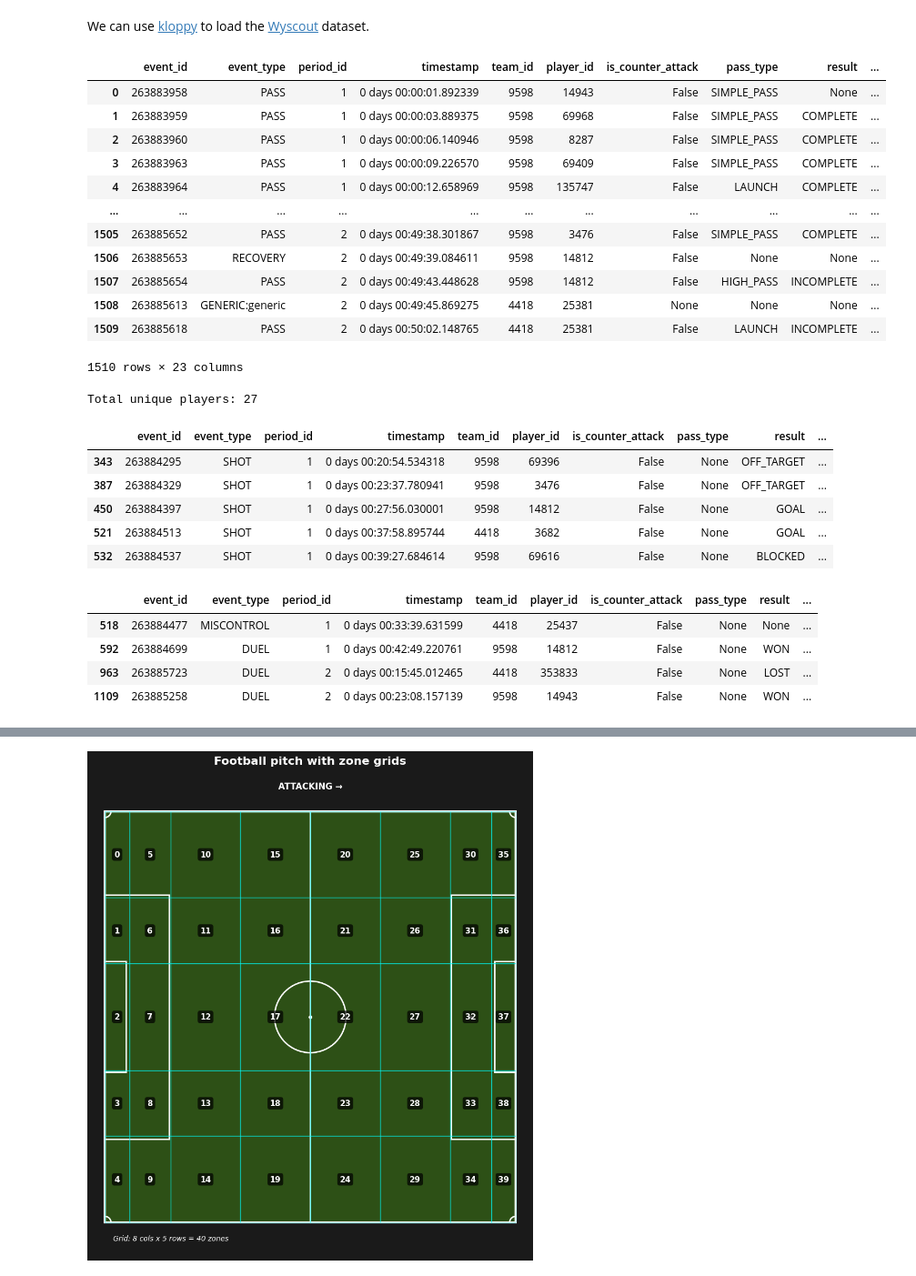
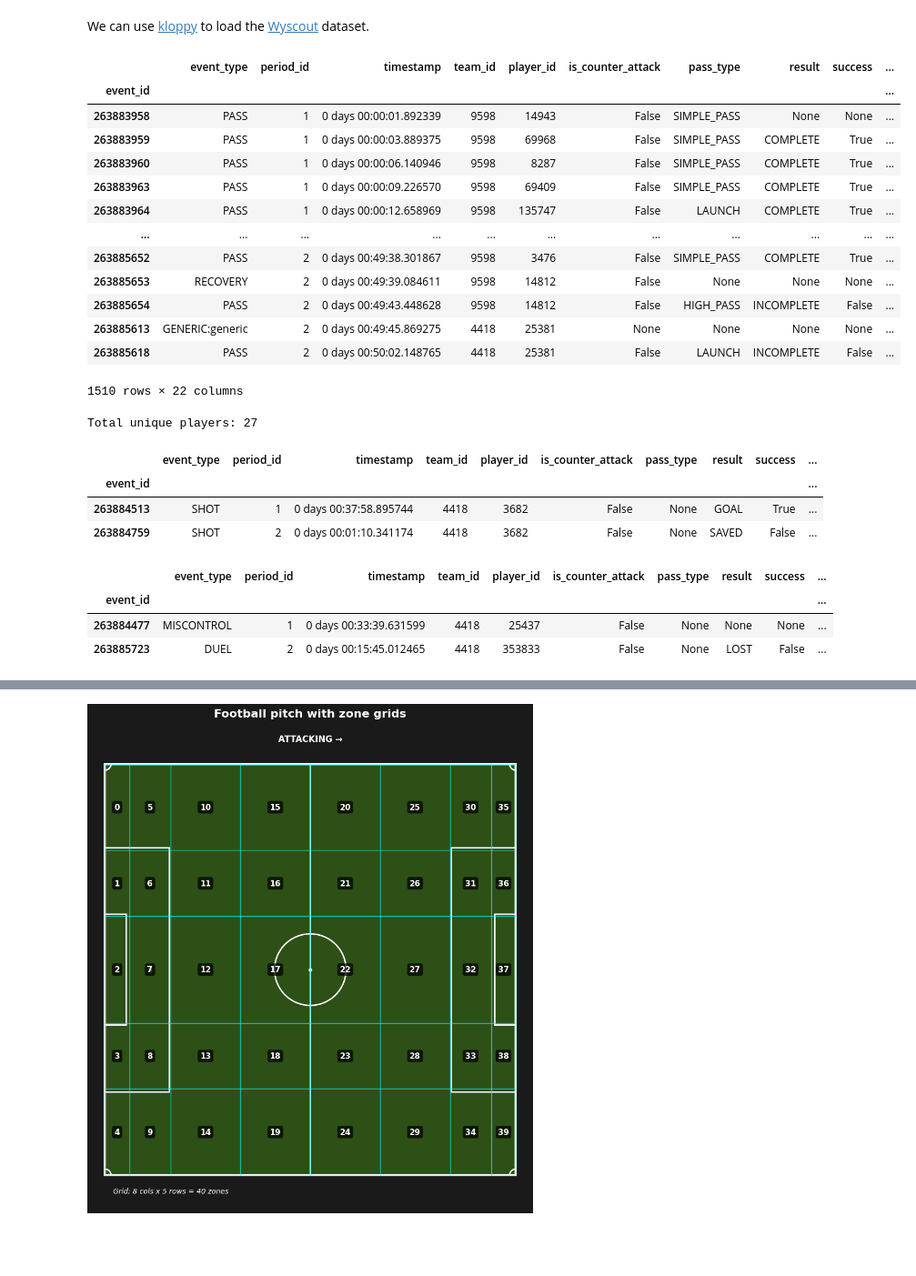
Before and after one commit to vladi2002/Football-Tactical-Clustering, a Jupyter notebook: graph.ipynb, the cells around one changed output, grey strips where cells are left out. Shown: that part at 91% size. Saved outputs shown, nothing was run; the diff lists cells and outputs as text; code cells hidden in the pictures; blank space fills up the shorter version.

```diff
--- a/graph.ipynb
+++ b/graph.ipynb
@@ -219,26 +215,33 @@ def zone_transformer(df):
 # %% [markdown]
 We can use [kloppy](https://kloppy.pysport.org/) to load the [Wyscout](https://kloppy.pysport.org/user-guide/loading-data/wyscout/) dataset.
 # %%
-data = wyscout.load_open_data(
-    match_id=2058017
-)  # France vs Croatia World Cup Final 2018
-df = data.to_df(*cols)
-df = zone_transformer(df)
+match_id = 2058017  # France vs Croatia World Cup Final 2018
+home_team_id = "4418"  # France
+away_team_id = "9598"  # Croatia
+
+data = wyscout.load_open_data(match_id)
+data = data.transform(
+    Orientation.ACTION_EXECUTING_TEAM
+)  # the team that executes the action plays from left to right. Used in event stream data only.
+df = data.to_df(*zt.cols)
+df.set_index("event_id", inplace=True)
+df = zt.transform(df)
 df
 # %% [output]
-|  | event_id | event_type | period_id | timestamp | team_id | player_id | is_counter_attack | pass_type | result | ... |
-| 0 | 263883958 | PASS | 1 | 0 days 00:00:01.892339 | 9598 | 14943 | False | SIMPLE_PASS | None | ... |
-| 1 | 263883959 | PASS | 1 | 0 days 00:00:03.889375 | 9598 | 69968 | False | SIMPLE_PASS | COMPLETE | ... |
-| 2 | 263883960 | PASS | 1 | 0 days 00:00:06.140946 | 9598 | 8287 | False | SIMPLE_PASS | COMPLETE | ... |
-| 3 | 263883963 | PASS | 1 | 0 days 00:00:09.226570 | 9598 | 69409 | False | SIMPLE_PASS | COMPLETE | ... |
-| 4 | 263883964 | PASS | 1 | 0 days 00:00:12.658969 | 9598 | 135747 | False | LAUNCH | COMPLETE | ... |
+|  | event_type | period_id | timestamp | team_id | player_id | is_counter_attack | pass_type | result | success | ... |
+| event_id |  |  |  |  |  |  |  |  |  | ... |
+| 263883958 | PASS | 1 | 0 days 00:00:01.892339 | 9598 | 14943 | False | SIMPLE_PASS | None | None | ... |
+| 263883959 | PASS | 1 | 0 days 00:00:03.889375 | 9598 | 69968 | False | SIMPLE_PASS | COMPLETE | True | ... |
+| 263883960 | PASS | 1 | 0 days 00:00:06.140946 | 9598 | 8287 | False | SIMPLE_PASS | COMPLETE | True | ... |
+| 263883963 | PASS | 1 | 0 days 00:00:09.226570 | 9598 | 69409 | False | SIMPLE_PASS | COMPLETE | True | ... |
+| 263883964 | PASS | 1 | 0 days 00:00:12.658969 | 9598 | 135747 | False | LAUNCH | COMPLETE | True | ... |
 | ... | ... | ... | ... | ... | ... | ... | ... | ... | ... | ... |
-| 1505 | 263885652 | PASS | 2 | 0 days 00:49:38.301867 | 9598 | 3476 | False | SIMPLE_PASS | COMPLETE | ... |
-| 1506 | 263885653 | RECOVERY | 2 | 0 days 00:49:39.084611 | 9598 | 14812 | False | None | None | ... |
-| 1507 | 263885654 | PASS | 2 | 0 days 00:49:43.448628 | 9598 | 14812 | False | HIGH_PASS | INCOMPLETE | ... |
-| 1508 | 263885613 | GENERIC:generic | 2 | 0 days 00:49:45.869275 | 4418 | 25381 | None | None | None | ... |
-| 1509 | 263885618 | PASS | 2 | 0 days 00:50:02.148765 | 4418 | 25381 | False | LAUNCH | INCOMPLETE | ... |
+| 263885652 | PASS | 2 | 0 days 00:49:38.301867 | 9598 | 3476 | False | SIMPLE_PASS | COMPLETE | True | ... |
+| 263885653 | RECOVERY | 2 | 0 days 00:49:39.084611 | 9598 | 14812 | False | None | None | None | ... |
+| 263885654 | PASS | 2 | 0 days 00:49:43.448628 | 9598 | 14812 | False | HIGH_PASS | INCOMPLETE | False | ... |
+| 263885613 | GENERIC:generic | 2 | 0 days 00:49:45.869275 | 4418 | 25381 | None | None | None | None | ... |
+| 263885618 | PASS | 2 | 0 days 00:50:02.148765 | 4418 | 25381 | False | LAUNCH | INCOMPLETE | False | ... |
-1510 rows × 23 columns
+1510 rows × 22 columns
 # %%
 unique_players = df["player_id"].nunique()
 print(f"Total unique players: {unique_players}")
@@ -247,20 +253,17 @@ Total unique players: 27
 # %%
-df[df["event_type"] == "SHOT"].head()
+df_home[df_home["event_type"] == "SHOT"].head(2)
 # %% [output]
-|  | event_id | event_type | period_id | timestamp | team_id | player_id | is_counter_attack | pass_type | result | ... |
-| 343 | 263884295 | SHOT | 1 | 0 days 00:20:54.534318 | 9598 | 69396 | False | None | OFF_TARGET | ... |
-| 387 | 263884329 | SHOT | 1 | 0 days 00:23:37.780941 | 9598 | 3476 | False | None | OFF_TARGET | ... |
-| 450 | 263884397 | SHOT | 1 | 0 days 00:27:56.030001 | 9598 | 14812 | False | None | GOAL | ... |
-| 521 | 263884513 | SHOT | 1 | 0 days 00:37:58.895744 | 4418 | 3682 | False | None | GOAL | ... |
-| 532 | 263884537 | SHOT | 1 | 0 days 00:39:27.684614 | 9598 | 69616 | False | None | BLOCKED | ... |
+|  | event_type | period_id | timestamp | team_id | player_id | is_counter_attack | pass_type | result | success | ... |
+| event_id |  |  |  |  |  |  |  |  |  | ... |
+| 263884513 | SHOT | 1 | 0 days 00:37:58.895744 | 4418 | 3682 | False | None | GOAL | True | ... |
+| 263884759 | SHOT | 2 | 0 days 00:01:10.341174 | 4418 | 3682 | False | None | SAVED | False | ... |
 # %%
-# all events from attacking penalty area center (zone 37)
-attacking_penalty_center_events = df[df["start_zone_id"] == 37]
-attacking_penalty_center_events
+df_home[df_home["start_zone_id"] == 37].head(
+    2
+)  # first two events from attacking penalty area center (zone 37)
 # %% [output]
-|  | event_id | event_type | period_id | timestamp | team_id | player_id | is_counter_attack | pass_type | result | ... |
-| 518 | 263884477 | MISCONTROL | 1 | 0 days 00:33:39.631599 | 4418 | 25437 | False | None | None | ... |
-| 592 | 263884699 | DUEL | 1 | 0 days 00:42:49.220761 | 9598 | 14812 | False | None | WON | ... |
-| 963 | 263885723 | DUEL | 2 | 0 days 00:15:45.012465 | 4418 | 353833 | False | None | LOST | ... |
-| 1109 | 263885258 | DUEL | 2 | 0 days 00:23:08.157139 | 9598 | 14943 | False | None | WON | ... |
+|  | event_type | period_id | timestamp | team_id | player_id | is_counter_attack | pass_type | result | success | ... |
+| event_id |  |  |  |  |  |  |  |  |  | ... |
+| 263884477 | MISCONTROL | 1 | 0 days 00:33:39.631599 | 4418 | 25437 | False | None | None | None | ... |
+| 263885723 | DUEL | 2 | 0 days 00:15:45.012465 | 4418 | 353833 | False | None | LOST | False | ... |
 # %%
```
Also changed, not shown: parts of 12 cells of this notebook.
